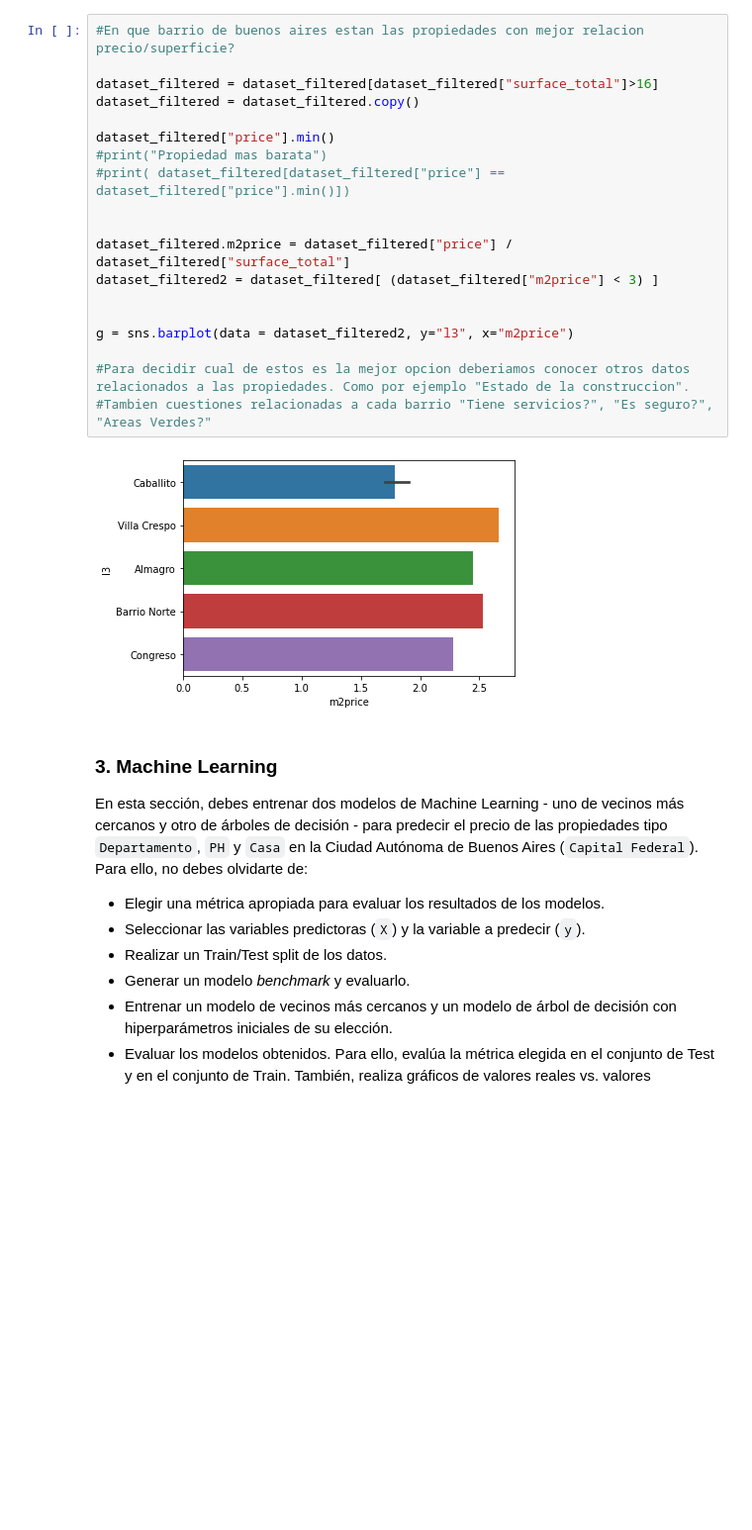
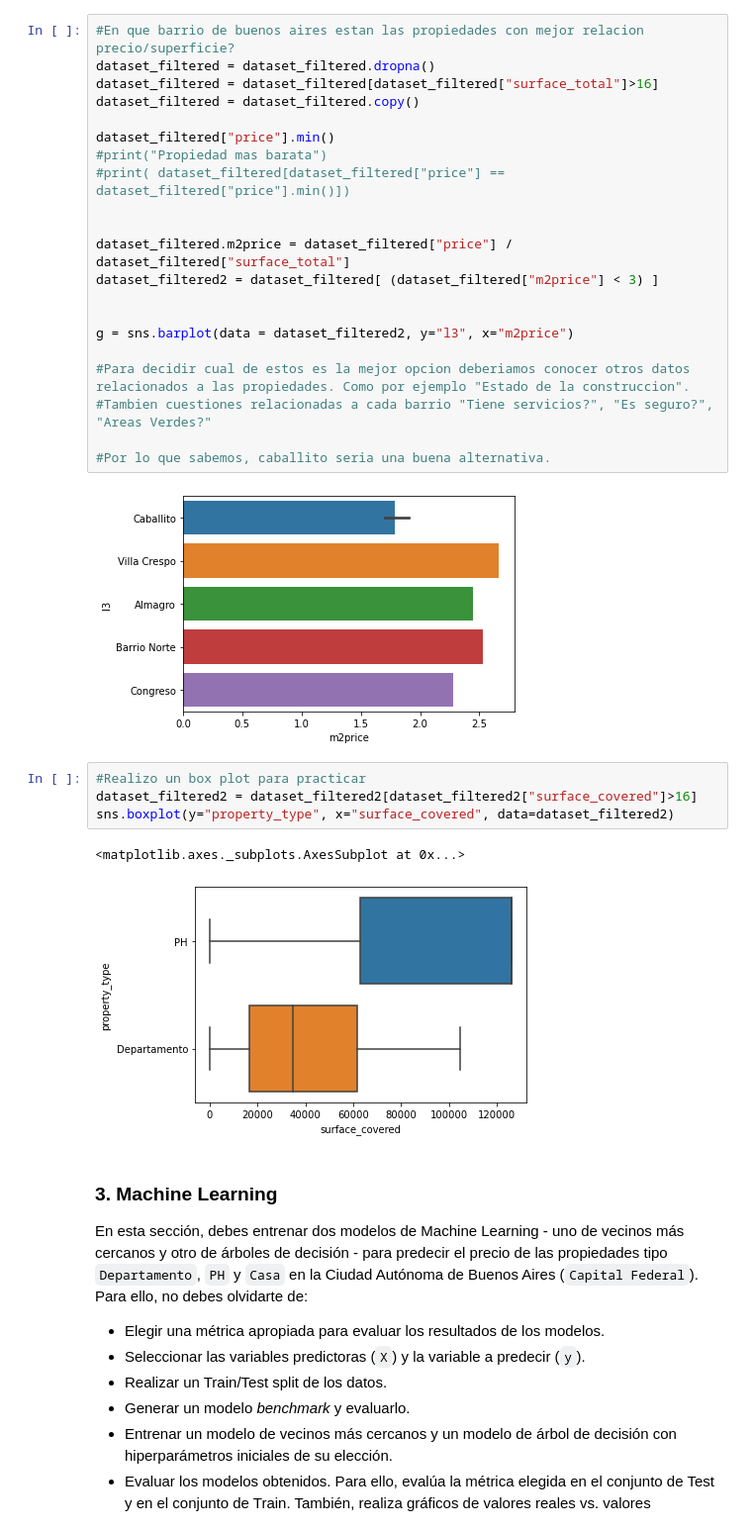
Before and after one commit to franpossetto/Acamica-DataScience-Sprint01, a Jupyter notebook: DS_Proyecto_01.ipynb, the cells around one changed output. Shown at 99% size. Saved outputs shown, nothing was run; the diff lists cells and outputs as text; blank space fills up the shorter version.

Commit message:
Complete 2.1 and started 3.0 dataset preparation with filters

```diff
--- a/DS_Proyecto_01.ipynb
+++ b/DS_Proyecto_01.ipynb
@@ -290,7 +290,7 @@ En el dataset provisto hay mucha información, más allá del problema planteado
 Por ejemplo: ¿Cuál es el barrio más caro de Buenos Aires? Probablemente puedas responder esta pregunta con este dataset. Pero podria ocurrir que la respuesta esté sesgada. ¿Cómo? Tal vez las propiedades más caras no se publican de forma online, sino que utilizan otro canal de venta.
 # %%
 #En que barrio de buenos aires estan las propiedades con mejor relacion precio/superficie?
-
+dataset_filtered = dataset_filtered.dropna()
 dataset_filtered = dataset_filtered[dataset_filtered["surface_total"]>16]
 dataset_filtered = dataset_filtered.copy()
 
@@ -307,8 +307,17 @@ g = sns.barplot(data = dataset_filtered2, y="l3", x="m2price")
 
 #Para decidir cual de estos es la mejor opcion deberiamos conocer otros datos relacionados a las propiedades. Como por ejemplo "Estado de la construccion".
 #Tambien cuestiones relacionadas a cada barrio "Tiene servicios?", "Es seguro?", "Areas Verdes?"
+
+#Por lo que sabemos, caballito seria una buena alternativa.
 # %% [output]
 [figure]
+# %%
+#Realizo un box plot para practicar
+dataset_filtered2 = dataset_filtered2[dataset_filtered2["surface_covered"]>16]
+sns.boxplot(y="property_type", x="surface_covered", data=dataset_filtered2)
+# %% [output]
+<matplotlib.axes._subplots.AxesSubplot at 0x...>
+[figure, added]
 # %% [markdown]
 ### 3. Machine Learning
 
```
Also changed, not shown: parts of 3 cells of this notebook.
